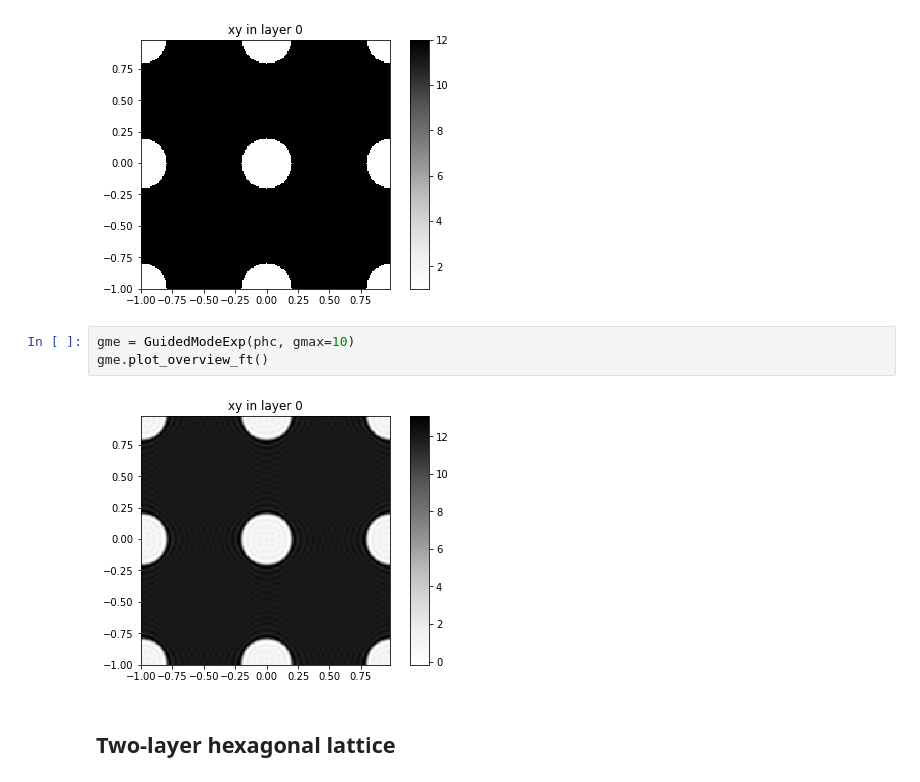
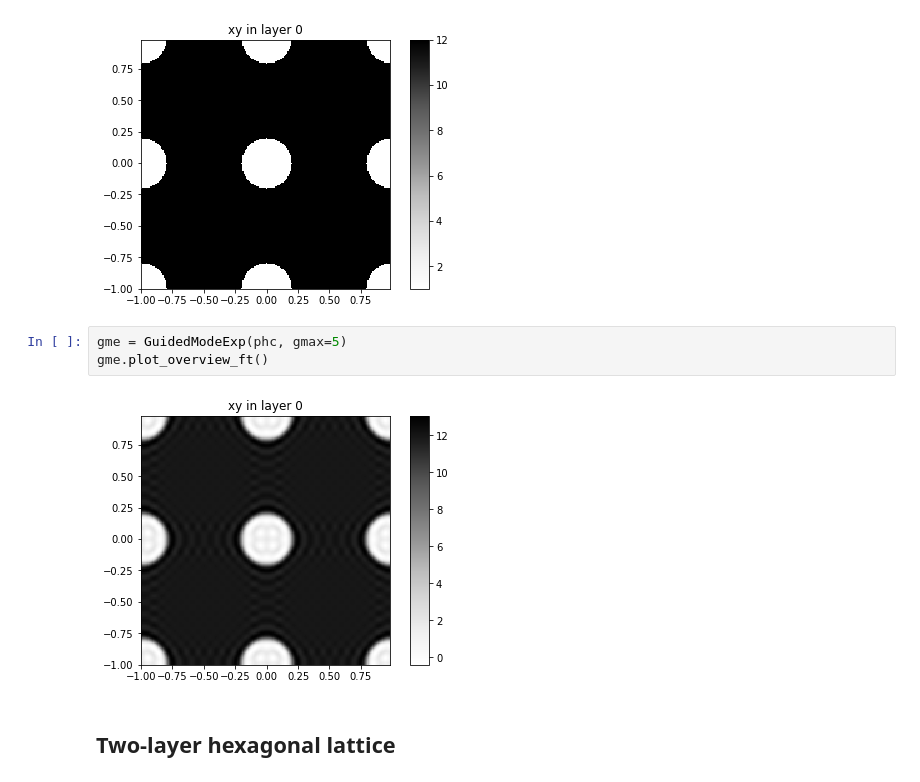
Before and after one commit to fancompute/legume, a Jupyter notebook: Notebooks/test_gme.ipynb, the cells around one changed output. Cells and saved outputs as stored; diff of their text form.

```diff
--- a/Notebooks/test_gme.ipynb
+++ b/Notebooks/test_gme.ipynb
@@ -28,10 +28,10 @@ phc.plot_overview()
 [figure]
 [figure]
 # %%
-gme = GuidedModeExp(phc, gmax=10)
+gme = GuidedModeExp(phc, gmax=5)
 gme.plot_overview_ft()
 # %% [output]
-[figure, old version]
+[figure, new version]
 # %% [markdown]
 ## Two-layer hexagonal lattice
 # %%
```
Also changed, not shown: parts of 2 cells of this notebook, 2 other files.
